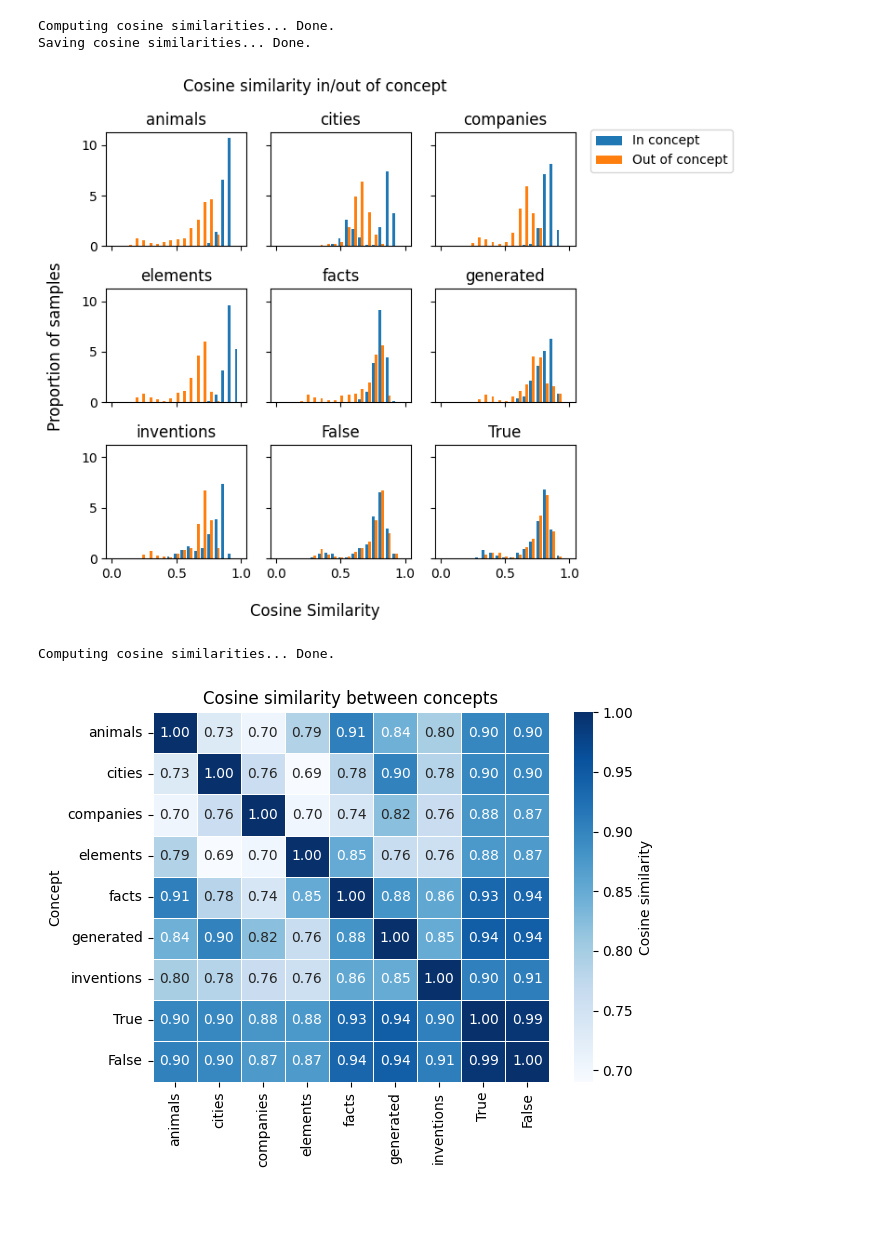
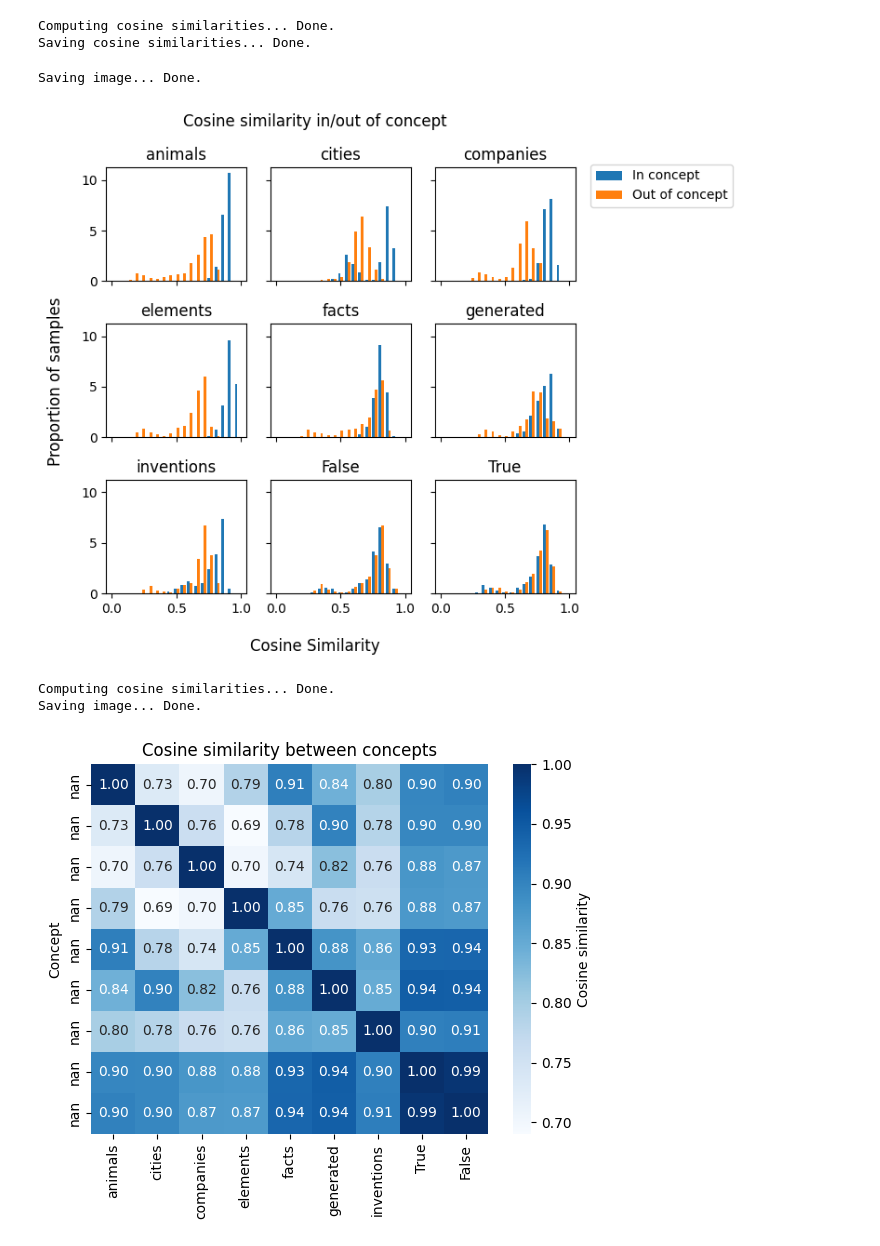
Before and after one commit to cassandra-goldberg/Calibrated_Concepts, a Jupyter notebook: Experiments/Process-TrueFalseDataset.ipynb, the cells around one changed output. Cells and saved outputs as stored; diff of their text form; code cells hidden in the pictures; blank space fills up the shorter version.

Commit message:
Center embeddings AND Add processed data

```diff
--- a/Experiments/Process-TrueFalseDataset.ipynb
+++ b/Experiments/Process-TrueFalseDataset.ipynb
@@ -172,5 +176,5 @@ def compute_concepts(df, hidden_states, concepts_path, save=True):
 # %%
-concepts, concept_vectors = compute_concepts(df, hidden_states, concepts_path)
+concepts = compute_concepts(df, hidden_states, concepts_path)
 # %% [output]
 Computing categories concept vectors... Done.
 Computing labels concept vectors... Done.
@@ -179,11 +183,11 @@ Concepts computed: ['animals', 'cities', 'companies', 'elements', 'facts', 'gene
 # %% [markdown]
 ## Compute cosine similarities
 # %%
-def compute_cosine_sims(hidden_states, concept_vectors, concepts, cos_sims_path,
+def compute_cosine_sims(hidden_states, concept_embs, concept_names, cos_sims_path,
                         save=True):
     print('Computing cosine similarities...', end=' ')
-    similarities = cosine_similarity(hidden_states, concept_vectors)
-    sim_df = pd.DataFrame(similarities, columns=concepts)
+    similarities = cosine_similarity(hidden_states, concept_embs)
+    sim_df = pd.DataFrame(similarities, columns=concept_names)
     print('Done.')
     if save:
         print('Saving cosine similarities...', end=' ')
@@ -194,7 +198,9 @@ def compute_cosine_sims(hidden_states, concept_vectors, concepts, cos_sims_path,
 
     return sim_df
 # %%
-sim_df = compute_cosine_sims(hidden_states, concept_vectors, concepts, cos_sims_path)
+concept_embs = torch.stack(list(concepts.values()), dim=0)
+concept_names = list(concepts.keys())
+sim_df = compute_cosine_sims(hidden_states, concept_embs, concept_names, cos_sims_path)
 # %% [output]
 Computing cosine similarities... Done.
 Saving cosine similarities... Done.
@@ -233,20 +246,33 @@ def plot_cos_sim_histograms(df, sim_df):
     plt.show()
 # %%
-plot_cos_sim_histograms(df, sim_df)
+plot_cos_sim_histograms(df, sim_df, images_path)
 # %% [output]
+Saving image... Done.
 [figure]
 # %%
-def show_similarity_concepts(concept_vectors, concepts):
-    cos_sim_concepts_df = compute_cosine_sims(concept_vectors, concept_vectors, concepts, '',
-                                         save=False)
+def show_similarity_concepts(concepts, images_path):
+    concept_embs = torch.stack(list(concepts.values()), dim=0)
+    concept_names = list(concepts.keys())
+    cos_sim_concepts_df = compute_cosine_sims(concept_embs,
+                                              concept_embs,
+                                              concept_names,
+                                              '', save=False)
     cos_sim_concepts_df['Concept'] = concepts
     cos_sim_concepts_df = cos_sim_concepts_df.set_index('Concept')
-    ax = sns.heatmap(cos_sim_concepts_df, annot=True, fmt=".2f", linewidth=.5, cmap="Blues",
+    ax = sns.heatmap(cos_sim_concepts_df, annot=True, fmt=".2f", cmap="Blues",
                cbar_kws={'label': 'Cosine similarity'})
     ax.set_title('Cosine similarity between concepts')
+
+    print('Saving image...', end=' ')
+    os.makedirs(images_path, exist_ok=True)
+    cos_sims_image_path = os.path.join(images_path, 'cosine_similarities_concepts.png')
+    plt.savefig(cos_sims_image_path)
+    print('Done.')
+
     plt.show()
 # %%
-show_similarity_concepts(concept_vectors, concepts)
+show_similarity_concepts(concepts, images_path)
 # %% [output]
 Computing cosine similarities... Done.
+Saving image... Done.
-[figure, old version]
+[figure, new version]
```
Also changed, not shown: parts of 6 cells of this notebook, 4 other files.
